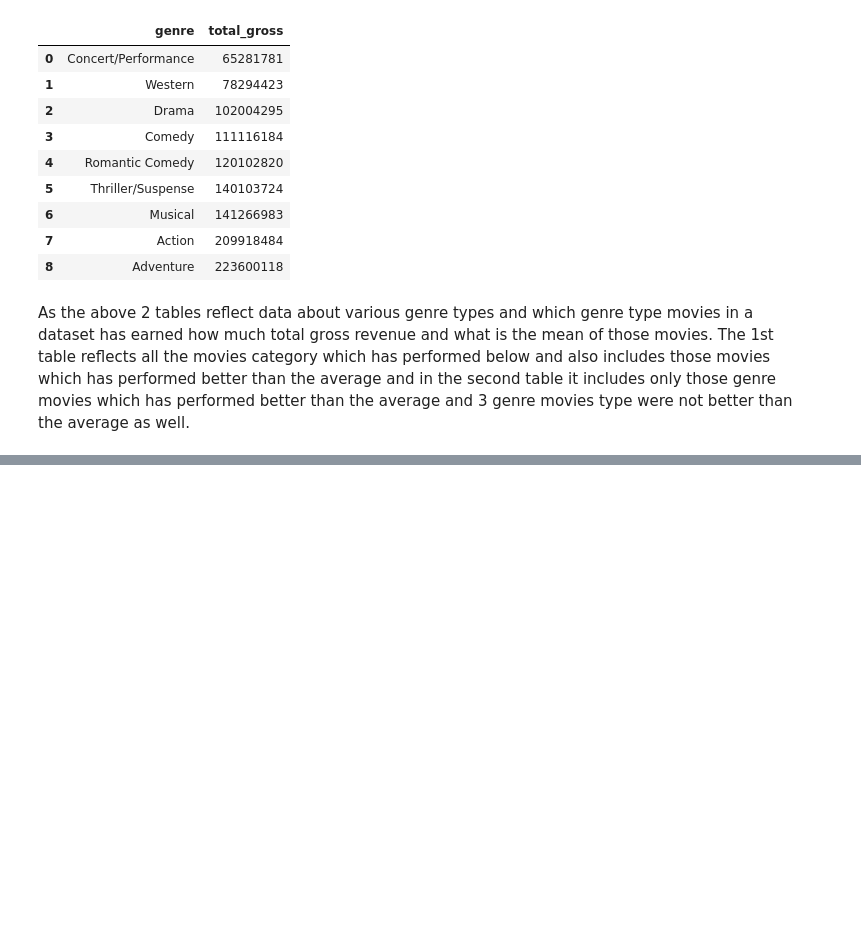
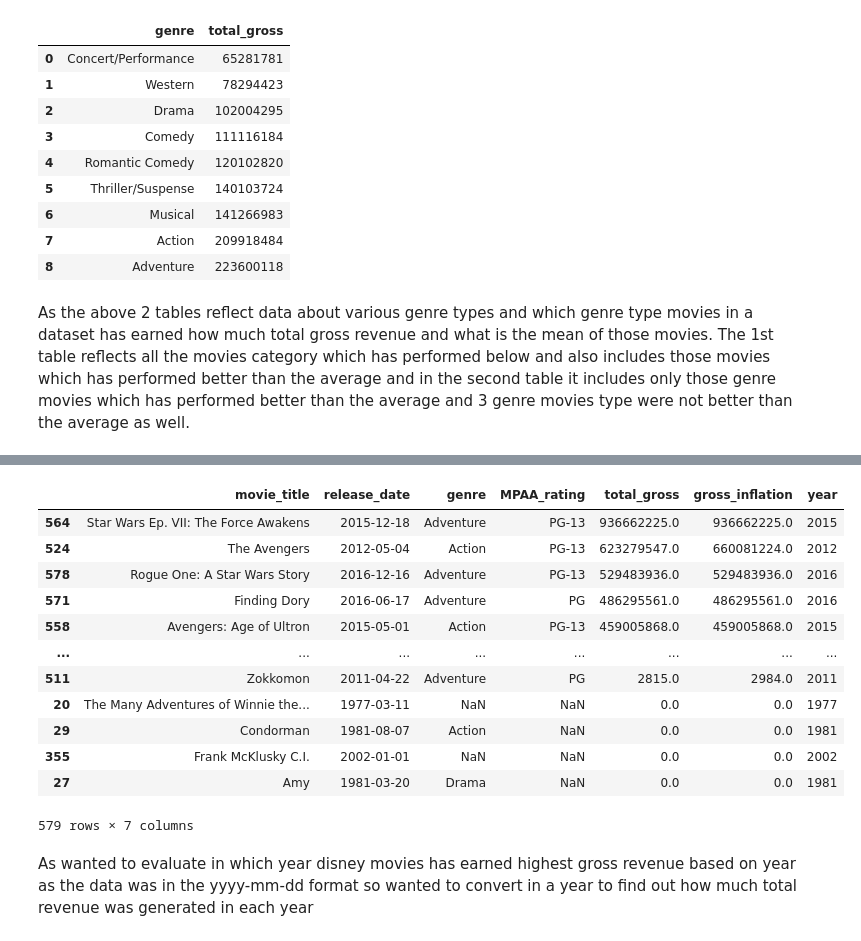
Before and after one commit to gauravjethani/gauravprojects, a Jupyter notebook: final_project.ipynb, the cells around one changed output, grey strips where cells are left out. Saved outputs shown, nothing was run; the diff lists cells and outputs as text; code cells hidden in the pictures; blank space fills up the shorter version.

```diff
--- a/final_project.ipynb
+++ b/final_project.ipynb
@@ -283,0 +376,3 @@ https://stackoverflow.com/questions/66603854/futurewarning-the-default-value-of-
+# %%
+disney14 = disney_df
+disney14
@@ -283,0 +393,19 @@ https://stackoverflow.com/questions/66603854/futurewarning-the-default-value-of-
+# %%
+disney14["year"] = disney14["release_date"].dt.year
+disney14
+# %% [output]
+|  | movie_title | release_date | genre | MPAA_rating | total_gross | gross_inflation | year |
+| 564 | Star Wars Ep. VII: The Force Awakens | 2015-12-18 | Adventure | PG-13 | 936662225.0 | 936662225.0 | 2015 |
+| 524 | The Avengers | 2012-05-04 | Action | PG-13 | 623279547.0 | 660081224.0 | 2012 |
+| 578 | Rogue One: A Star Wars Story | 2016-12-16 | Adventure | PG-13 | 529483936.0 | 529483936.0 | 2016 |
+| 571 | Finding Dory | 2016-06-17 | Adventure | PG | 486295561.0 | 486295561.0 | 2016 |
+| 558 | Avengers: Age of Ultron | 2015-05-01 | Action | PG-13 | 459005868.0 | 459005868.0 | 2015 |
+| ... | ... | ... | ... | ... | ... | ... | ... |
+| 511 | Zokkomon | 2011-04-22 | Adventure | PG | 2815.0 | 2984.0 | 2011 |
+| 20 | The Many Adventures of Winnie the... | 1977-03-11 | NaN | NaN | 0.0 | 0.0 | 1977 |
+| 29 | Condorman | 1981-08-07 | Action | NaN | 0.0 | 0.0 | 1981 |
+| 355 | Frank McKlusky C.I. | 2002-01-01 | NaN | NaN | 0.0 | 0.0 | 2002 |
+| 27 | Amy | 1981-03-20 | Drama | NaN | 0.0 | 0.0 | 1981 |
+579 rows × 7 columns
+# %% [markdown]
+As wanted to evaluate in which year disney movies has earned highest gross revenue based on year as the data was in the yyyy-mm-dd format so wanted to convert in a year to find out how much total revenue was generated in each year
```
Also changed, not shown: parts of 25 cells of this notebook.
